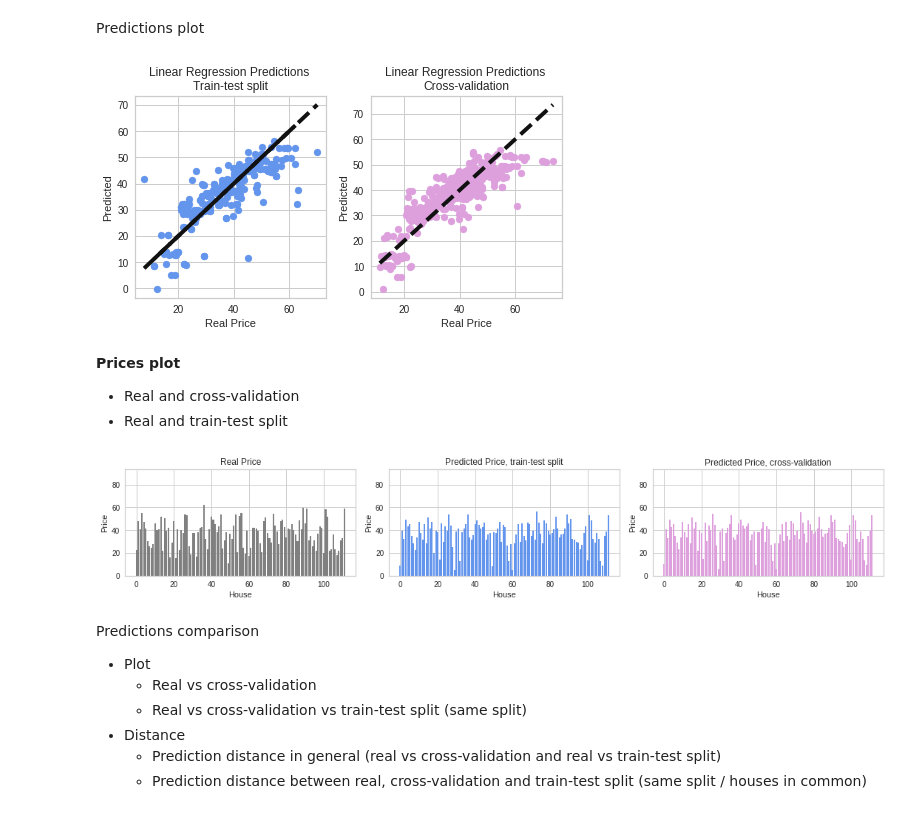
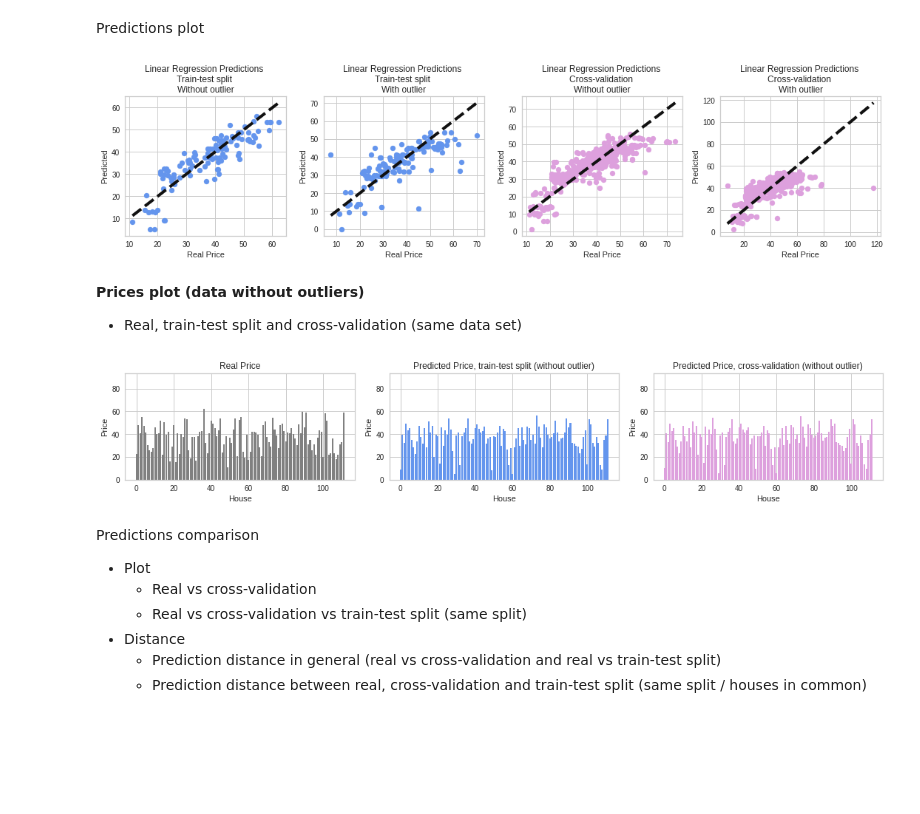
Before and after one commit to raquelcandido/Real_Estate, a Jupyter notebook: RealEstate_price_prediction.ipynb, the cells around one changed output. Drawn from its saved outputs; the diff is of its cells as text; code cells hidden in the pictures; blank space fills up the shorter version.

Commit message:
updating predictions plot

```diff
--- a/RealEstate_price_prediction.ipynb
+++ b/RealEstate_price_prediction.ipynb
@@ -390,10 +390,15 @@ y = data.loc[:,'Y house price of unit area']
 
 #Train-test split
 X_train, X_test, y_train, y_test = train_test_split(X, y, test_size=0.33, random_state=42)
-reg = LinearRegression().fit(X_train, y_train)    #fit train set
-price_predict = reg.predict(X_test)
 
-#Cross-validation
+#Linear regression model
+reg = LinearRegression()
+
+#linear regression with train-test split
+reg_fit = reg.fit(X_train, y_train)
+price_predict = reg_fit.predict(X_test)
+
+#linear regression with cross-validation
 price_predict_cv = cross_val_predict(reg, X, y, cv=10)
 
 #regression coefficients
@@ -411,10 +416,15 @@ y_out = old_data.loc[:,'Y house price of unit area']
 
 #Train-test split
 X_train_out, X_test_out, y_train_out, y_test_out = train_test_split(X_out, y_out, test_size=0.33, random_state=42)
-reg_out = LinearRegression().fit(X_train, y_train)    #fit train set
+
+#Linear regression model
+reg_out = LinearRegression()
+
+#linear regression with train set
+reg_fit_out = reg_out.fit(X_train, y_train)
 price_predict_out = reg.predict(X_test_out)
 
-#Cross-validation
+#liinear regression with cross-validation
 price_predict_cv_out = cross_val_predict(reg_out, X_out, y_out, cv=10)
 
 #regression coefficients
@@ -427,37 +437,40 @@ pd.DataFrame(data=np.append(reg_out.intercept_, reg_out.coef_), index=index_reg,
 Predictions plot
 # %%
 #Predictions plot
-plt.figure(figsize=(10,4))
+plt.figure(figsize=(15,4))
 
 def plot_regression(real, predicted, color, title):
   plt.scatter(real, predicted, color=color)
   plt.plot([real.min(), real.max()], [real.min(), real.max()], 'k--', lw=4)
   plt.xlabel('Real Price')
   plt.ylabel('Predicted')
   plt.title(title)
 
 
 #Real price vs train-test predictions plot (without outliers)
-plt.subplot(131)
-plot_regression(y_test, price_predict, 'cornflowerblue', 'Linear Regression Predictions \nTrain-test split')
+plt.subplot(141)
+plot_regression(y_test, price_predict, 'cornflowerblue', 'Linear Regression Predictions \nTrain-test split \nWithout outlier')
 
 #Real price vs train-test predictions plot (with outliers)
-plt.subplot(131)
-plot_regression(y_test_out, price_predict_out, 'cornflowerblue', 'Linear Regression Predictions \nTrain-test split')
+plt.subplot(142)
+plot_regression(y_test_out, price_predict_out, 'cornflowerblue', 'Linear Regression Predictions \nTrain-test split \nWith outlier')
 
-#Real price vs cross-validation (all dataset) predictions plot
-plt.subplot(132)
-plot_regression(y, price_predict_cv, 'plum', 'Linear Regression Predictions \nCross-validation')
+#Real price vs cross-validation (all dataset) predictions plot (without outliers)
+plt.subplot(143)
+plot_regression(y, price_predict_cv, 'plum', 'Linear Regression Predictions \nCross-validation \nWithout outlier')
+
+#Real price vs cross-validation (all dataset) predictions plot (with outliers)
+plt.subplot(144)
+plot_regression(y_out, price_predict_cv_out, 'plum', 'Linear Regression Predictions \nCross-validation \nWith outlier')
 
 
 plt.tight_layout()
 plt.show()
 # %% [output]
-[figure, old version]
+[figure, new version]
 # %% [markdown]
-**Prices plot**
-- Real and cross-validation
-- Real and train-test split
+**Prices plot (data without outliers)**
+- Real, train-test split and cross-validation (same data set)
 # %%
 #Prices plot
 max_pred = np.maximum(price_predict.max(), price_predict_cv.max())   #max price between predicteds price
@@ -479,16 +492,16 @@ real_plot(np.arange(len(y_test)), y_test, 'Real Price', 'grey')
 
 #Predicted price plot
 plt.subplot(142)
-real_plot(np.arange(len(price_predict)), price_predict, 'Predicted Price, train-test split', 'cornflowerblue')
+real_plot(np.arange(len(price_predict)), price_predict, 'Predicted Price, train-test split (without outlier)', 'cornflowerblue')
 
 #Predicted price plot (all dataset)
 plt.subplot(143)
-real_plot(np.arange(len(y_test)), price_predict_cv[y_test.index], 'Predicted Price, cross-validation', 'plum')
+real_plot(np.arange(len(y_test)), price_predict_cv[y_test.index], 'Predicted Price, cross-validation (without outlier)', 'plum')
 
 plt.tight_layout()
 plt.show()
 # %% [output]
-[figure, old version]
+[figure, new version]
 # %% [markdown]
 Predictions comparison
 - Plot
```
Also changed, not shown: parts of 2 cells of this notebook.
